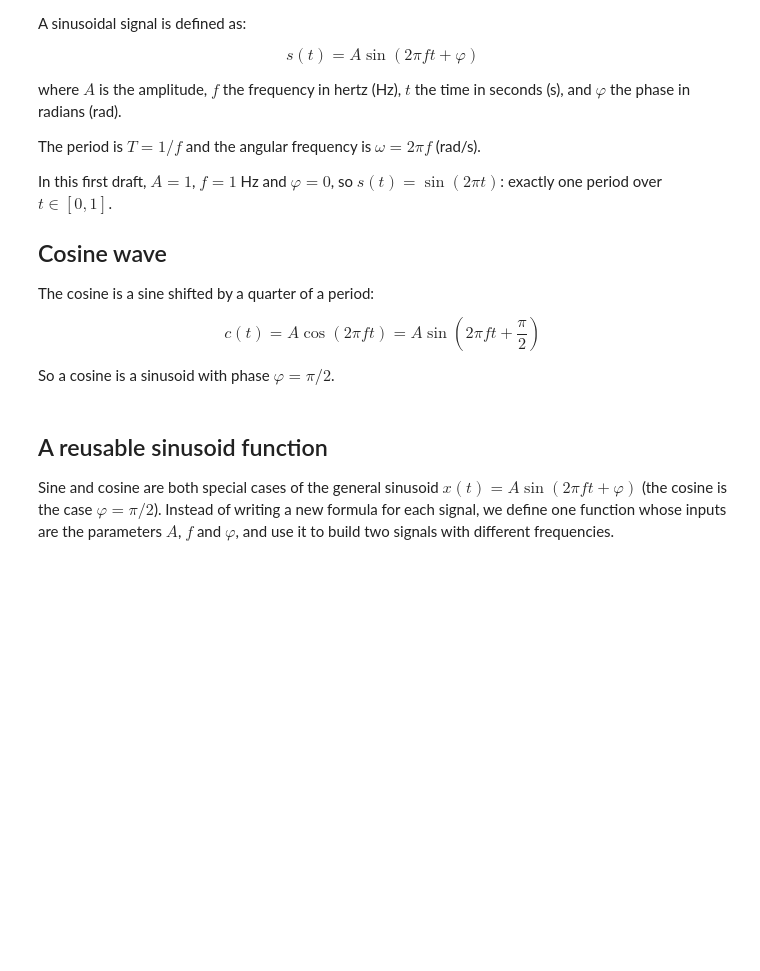
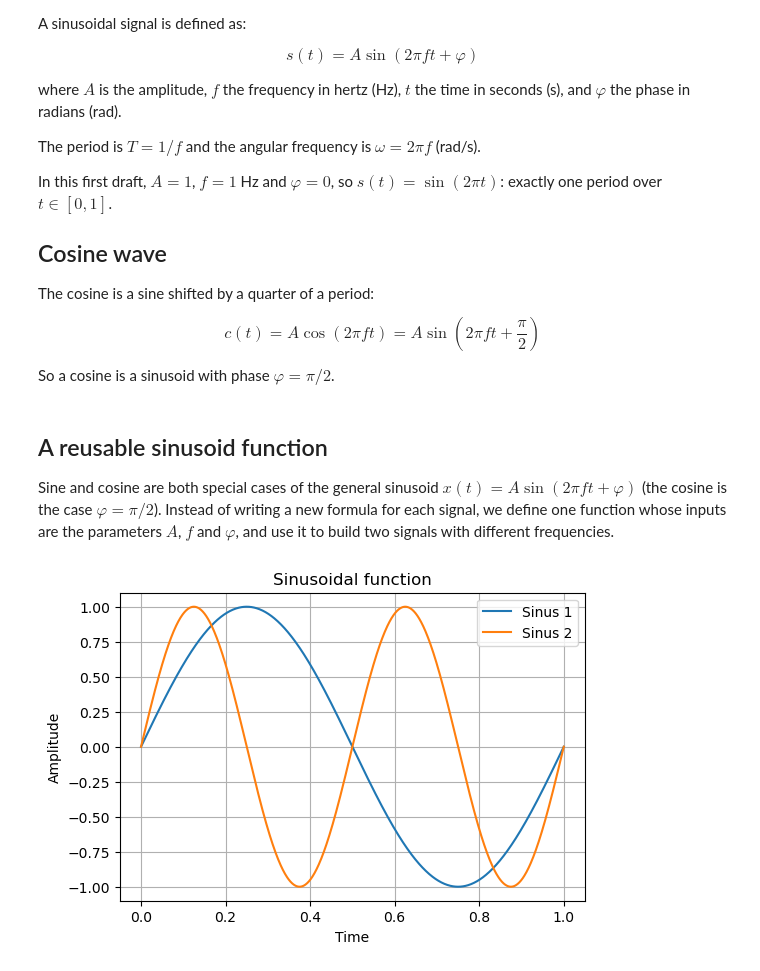
Before and after one commit to AlexisLag-student/Series02-Python, a Jupyter notebook: notebooks/python-series02.ipynb, the cells around one changed output. Saved outputs shown, nothing was run; the diff lists cells and outputs as text; code cells hidden in the pictures; blank space fills up the shorter version.

```diff
--- a/notebooks/python-series02.ipynb
+++ b/notebooks/python-series02.ipynb
@@ -32,7 +32,7 @@ import matplotlib.pyplot as plt
 DURATION_S = 1.0
 N_SAMPLES = 1000
 FREQ_LOW_HZ = 1.0
-FREQ_HIGH_HZ = 5.0
+FREQ_HIGH_HZ = 2.0
 AMPLITUDE = 1.0
 # %% [markdown]
 ## A reusable sinusoid function
@@ -64,3 +64,23 @@ def sinusoid(time_s, amplitude=1.0, frequency_hz=1.0, phase_rad=0.0):
     """
     x = amplitude * np.sin(2 * np.pi * frequency_hz * time_s + phase_rad)
     return x
+# %%
+time_s = np.linspace(0, DURATION_S, N_SAMPLES)
+signal_low = sinusoid(time_s, AMPLITUDE, FREQ_LOW_HZ)
+signal_high = sinusoid(time_s, AMPLITUDE, FREQ_HIGH_HZ)
+
+fig, ax = plt.subplots(figsize=(6, 4))
+# Labels are built from the constants so the legend stays correct if frequencies change
+ax.plot(time_s, signal_low, label=f"Sinus 1")
+# Dashed line keeps the two curves distinguishable when printed in grayscale
+ax.plot(time_s, signal_high, label=f"Sinus 2")
+ax.set_xlabel("Time")
+ax.set_ylabel("Amplitude")
+ax.set_title("Sinusoidal function")
+ax.grid(True)
+ax.legend(loc="upper right")
+
+fig.savefig("sinusoidal_function.pdf")
+plt.show()
+# %% [output]
+[figure, added]
```
Also changed, not shown: 2 other files.
